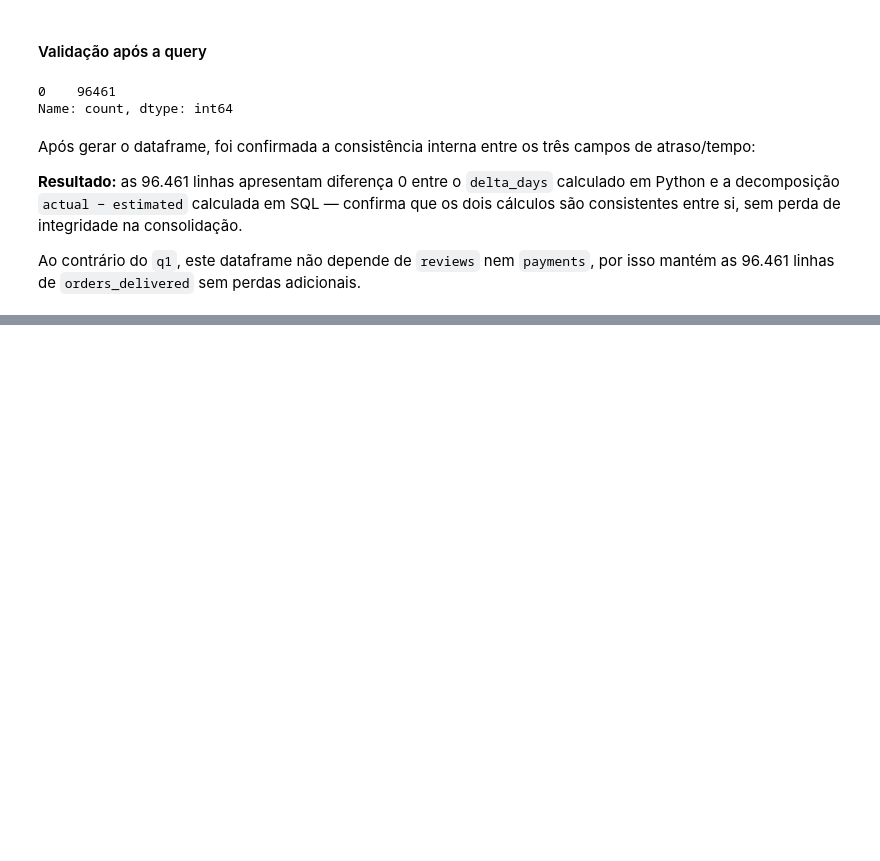
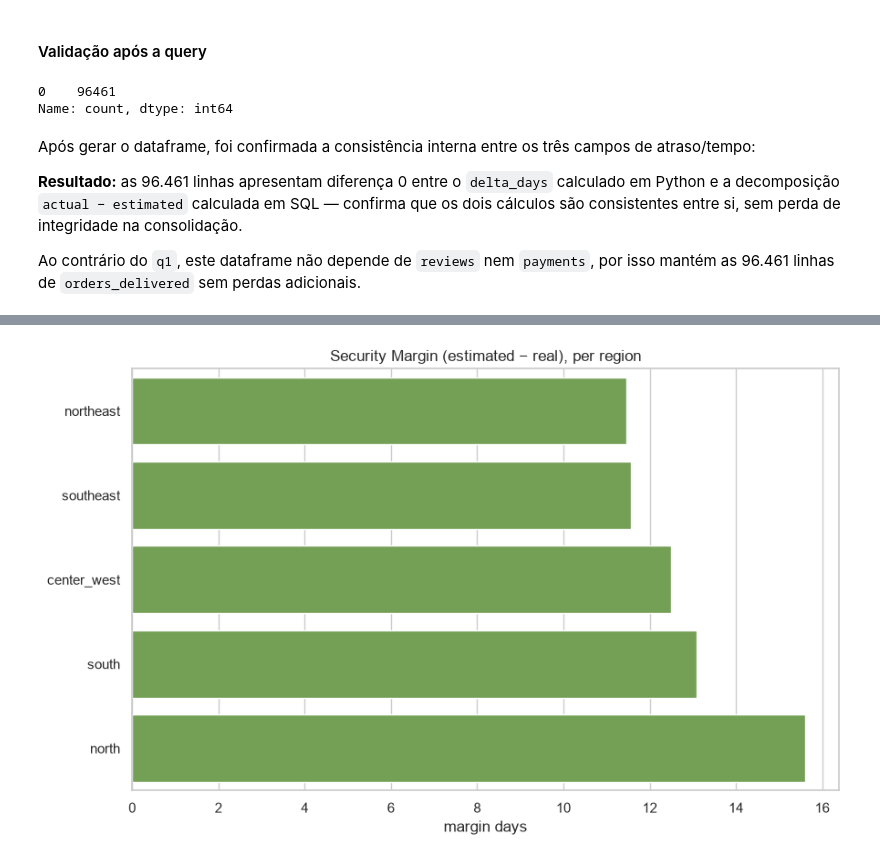
Before and after one commit to rodriguesbrian/olist_project, a Jupyter notebook: notebooks/analysis.ipynb, the cells around one changed output, grey strips where cells are left out. Cells and saved outputs as stored; diff of their text form; code cells hidden in the pictures; blank space fills up the shorter version.

```diff
--- a/notebooks/analysis.ipynb
+++ b/notebooks/analysis.ipynb
@@ -1897,0 +1931,14 @@ O padrão que emerge aqui é outro: o Norte/Nordeste não atrasa mais — recebe
+# %%
+# gráfico barras de margem de segurança por região
+sns.barplot(
+    data=geo_summary_region,
+    x='safety_margin',
+    y='customer_region',
+    color='#70AD47'
+)
+plt.title('Security Margin (estimated − real), per region')
+plt.xlabel('margin days')
+plt.ylabel('')
+plt.show()
+# %% [output]
+[figure, added]
```
Also changed, not shown: parts of 49 cells of this notebook.
